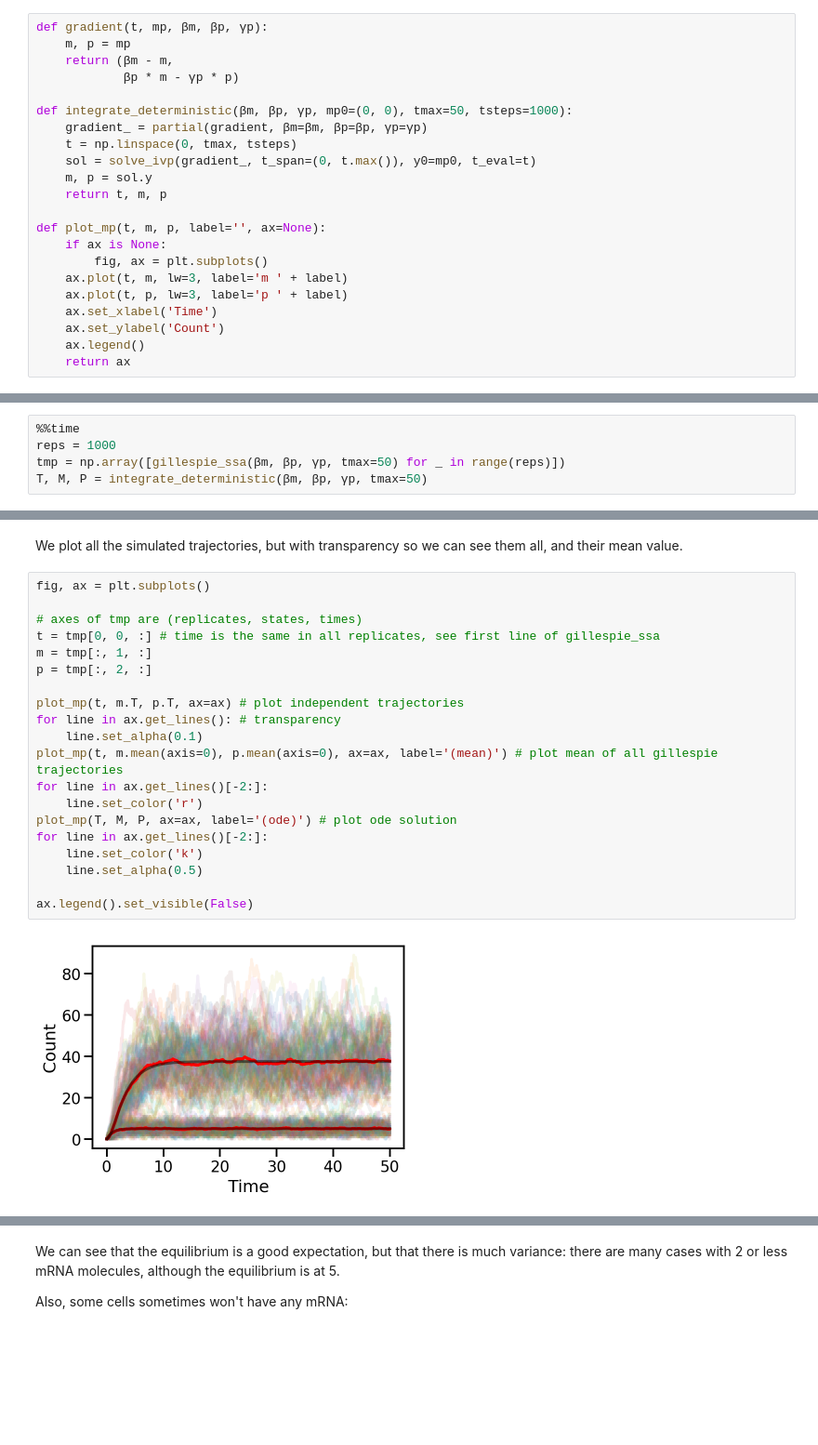
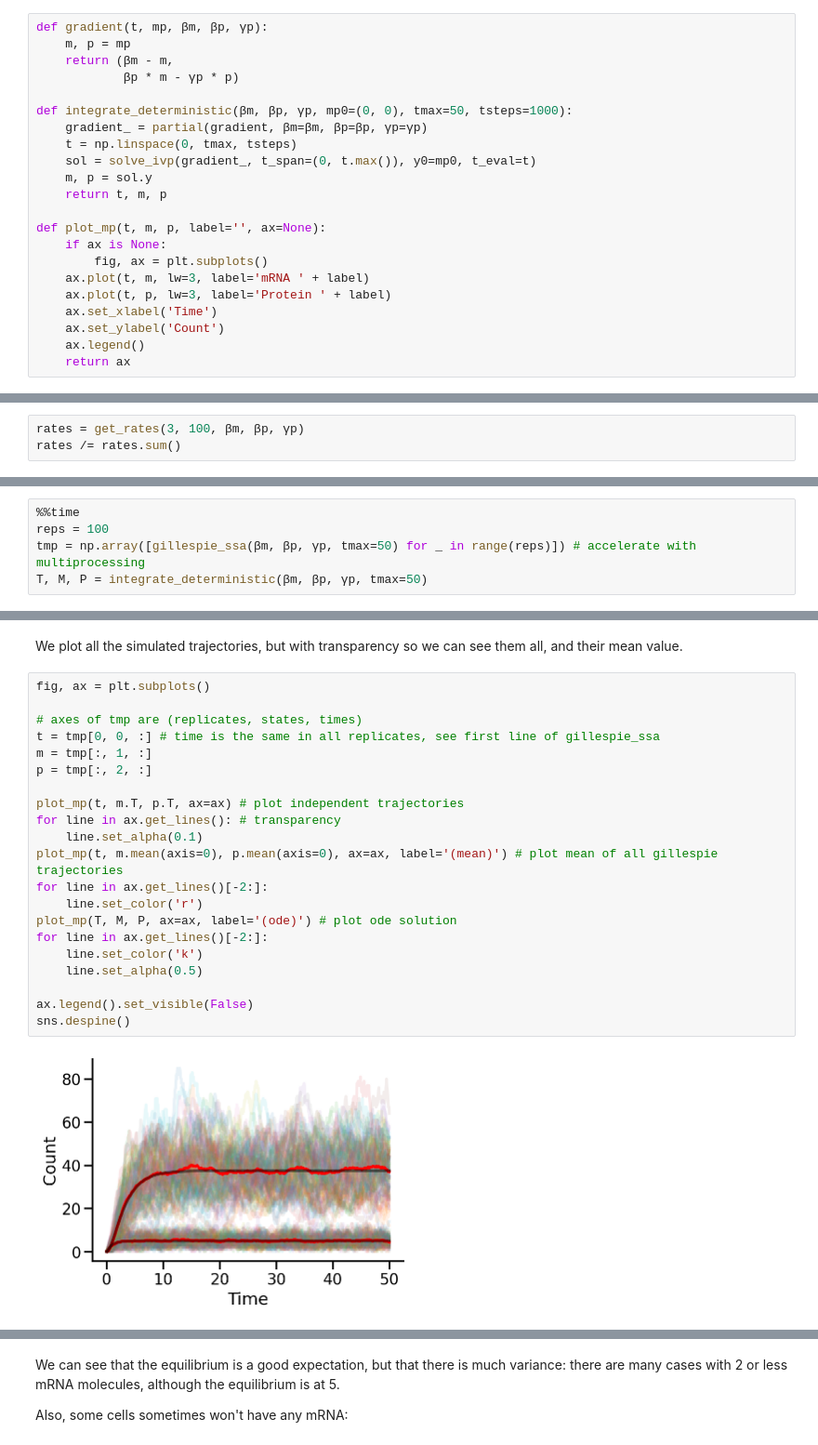
Before and after one commit to yoavram/SciComPy, a Jupyter notebook: notebooks/gillespie.ipynb, the cells around one changed output, grey strips where cells are left out. Shown at 93% size. Cells and saved outputs as stored; diff of their text form; blank space fills up the shorter version.

```diff
--- a/notebooks/gillespie.ipynb
+++ b/notebooks/gillespie.ipynb
@@ -126,8 +103,8 @@ def integrate_deterministic(βm, βp, γp, mp0=(0, 0), tmax=50, tsteps=1000):
 def plot_mp(t, m, p, label='', ax=None):
     if ax is None:
         fig, ax = plt.subplots()
-    ax.plot(t, m, lw=3, label='m ' + label)
-    ax.plot(t, p, lw=3, label='p ' + label)
+    ax.plot(t, m, lw=3, label='mRNA ' + label)
+    ax.plot(t, p, lw=3, label='Protein ' + label)
     ax.set_xlabel('Time')
     ax.set_ylabel('Count')
     ax.legend()
@@ -248,6 +282,9 @@ Draw the reaction type:
 def draw_reaction(rates):
     rates /= rates.sum()
     return np.random.multinomial(1, rates).argmax()
+# %%
+rates = get_rates(3, 100, βm, βp, γp)
+rates /= rates.sum()
 # %% [markdown]
 Updates matrix, `updates[i,j]` is the change in reactant `j` due to reaction `i`; `j=0` for mRNA and `j=1` for protein.
 # %%
@@ -323,7 +360,7 @@ There is quite a lot of noise here!
 Run the Gillespie algorithm 100 times and compare it to the deterministic dynamics.
 # %%
 %%time
-reps = 1000
-tmp = np.array([gillespie_ssa(βm, βp, γp, tmax=50) for _ in range(reps)])
+reps = 100
+tmp = np.array([gillespie_ssa(βm, βp, γp, tmax=50) for _ in range(reps)]) # accelerate with multiprocessing
 T, M, P = integrate_deterministic(βm, βp, γp, tmax=50)
 # %% [output]
@@ -334,22 +371,23 @@ We plot all the simulated trajectories, but with transparency so we can see them
 # %%
 fig, ax = plt.subplots()
 
 # axes of tmp are (replicates, states, times)
 t = tmp[0, 0, :] # time is the same in all replicates, see first line of gillespie_ssa
 m = tmp[:, 1, :]
 p = tmp[:, 2, :]
 
 plot_mp(t, m.T, p.T, ax=ax) # plot independent trajectories
 for line in ax.get_lines(): # transparency
     line.set_alpha(0.1)
 plot_mp(t, m.mean(axis=0), p.mean(axis=0), ax=ax, label='(mean)') # plot mean of all gillespie trajectories
 for line in ax.get_lines()[-2:]:
     line.set_color('r')
 plot_mp(T, M, P, ax=ax, label='(ode)') # plot ode solution
 for line in ax.get_lines()[-2:]:
     line.set_color('k')
     line.set_alpha(0.5)
 
 ax.legend().set_visible(False)
+sns.despine()
 # %% [output]
-[figure, old version]
+[figure, new version]
```
Also changed, not shown: parts of 26 cells of this notebook.
